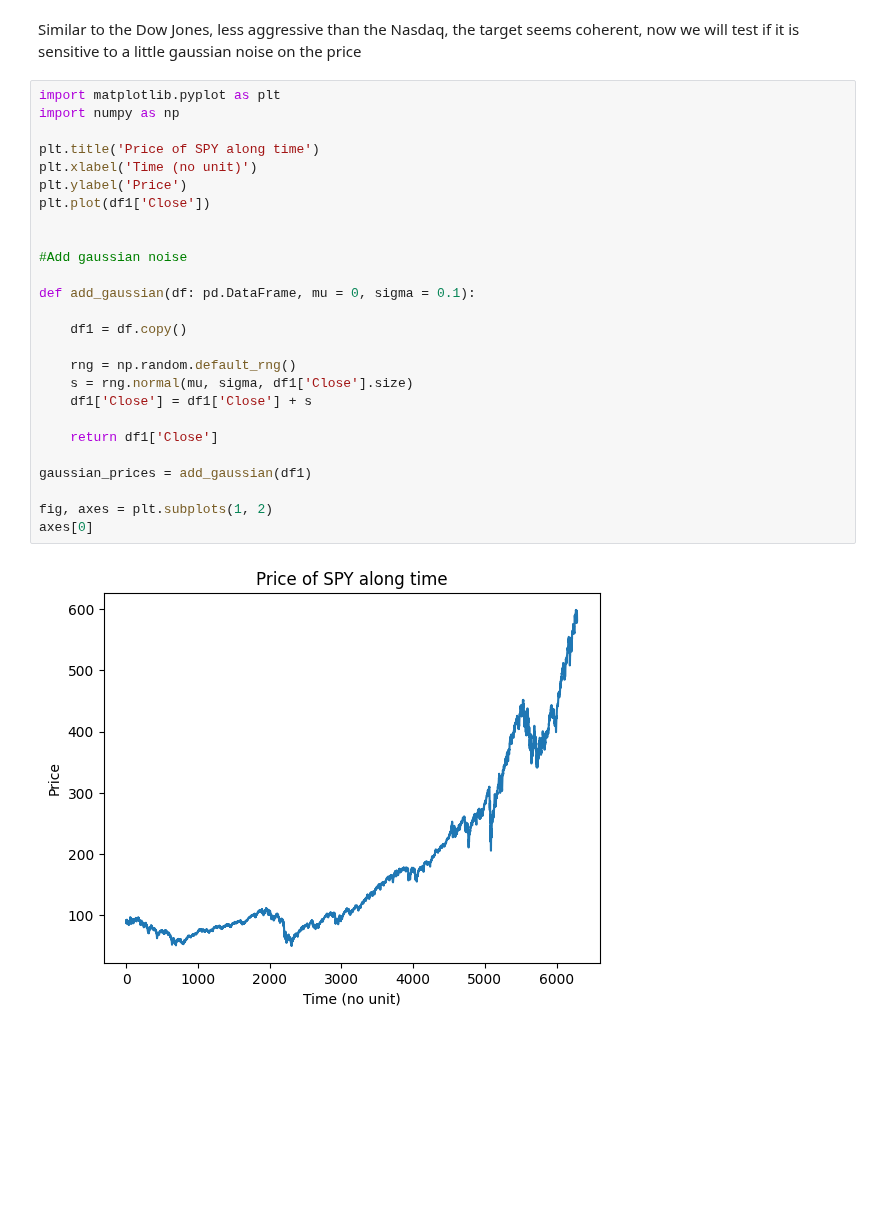
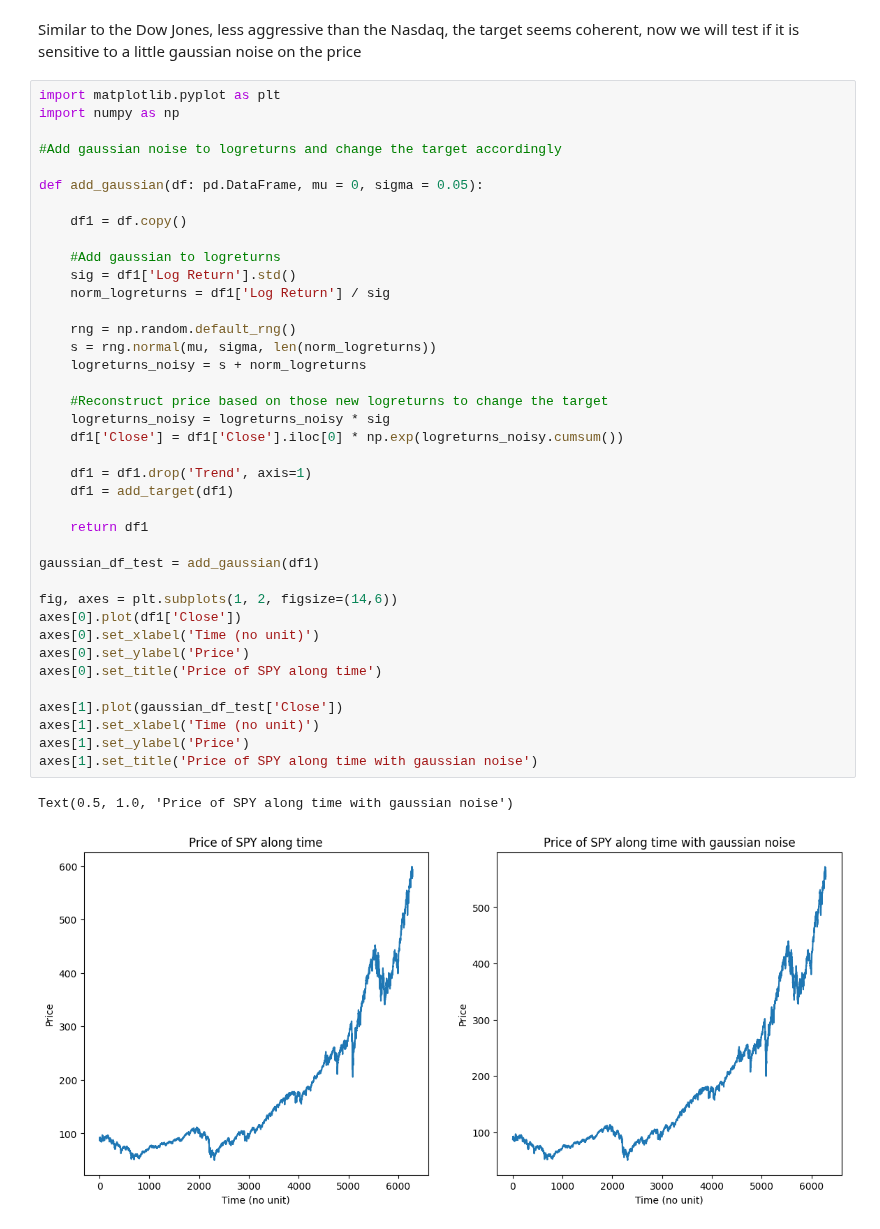
Before and after one commit to Bissapinho/Trend-classifier, a Jupyter notebook: notebooks/target_testing.ipynb, the cells around one changed output. Cells and saved outputs as stored; diff of their text form; blank space fills up the shorter version.

Commit message:
Gaussian tests

```diff
--- a/notebooks/target_testing.ipynb
+++ b/notebooks/target_testing.ipynb
@@ -98,28 +98,42 @@ Similar to the Dow Jones, less aggressive than the Nasdaq, the target seems cohe
 # %%
 import matplotlib.pyplot as plt
 import numpy as np
 
-plt.title('Price of SPY along time')
-plt.xlabel('Time (no unit)')
-plt.ylabel('Price')
-plt.plot(df1['Close'])
+#Add gaussian noise to logreturns and change the target accordingly
 
-
-#Add gaussian noise
-
-def add_gaussian(df: pd.DataFrame, mu = 0, sigma = 0.1):
+def add_gaussian(df: pd.DataFrame, mu = 0, sigma = 0.05):
 
     df1 = df.copy()
 
+    #Add gaussian to logreturns
+    sig = df1['Log Return'].std()
+    norm_logreturns = df1['Log Return'] / sig
+
     rng = np.random.default_rng()
-    s = rng.normal(mu, sigma, df1['Close'].size)
-    df1['Close'] = df1['Close'] + s
+    s = rng.normal(mu, sigma, len(norm_logreturns))
+    logreturns_noisy = s + norm_logreturns
 
-    return df1['Close']
+    #Reconstruct price based on those new logreturns to change the target
+    logreturns_noisy = logreturns_noisy * sig
+    df1['Close'] = df1['Close'].iloc[0] * np.exp(logreturns_noisy.cumsum())
 
-gaussian_prices = add_gaussian(df1)
+    df1 = df1.drop('Trend', axis=1)
+    df1 = add_target(df1)
 
-fig, axes = plt.subplots(1, 2)
-axes[0]
+    return df1
+
+gaussian_df_test = add_gaussian(df1)
+
+fig, axes = plt.subplots(1, 2, figsize=(14,6))
+axes[0].plot(df1['Close'])
+axes[0].set_xlabel('Time (no unit)')
+axes[0].set_ylabel('Price')
+axes[0].set_title('Price of SPY along time')
+
+axes[1].plot(gaussian_df_test['Close'])
+axes[1].set_xlabel('Time (no unit)')
+axes[1].set_ylabel('Price')
+axes[1].set_title('Price of SPY along time with gaussian noise')
 # %% [output]
+Text(0.5, 1.0, 'Price of SPY along time with gaussian noise')
-[figure, old version]
+[figure, new version]
```
Also changed, not shown: parts of 2 cells of this notebook.
